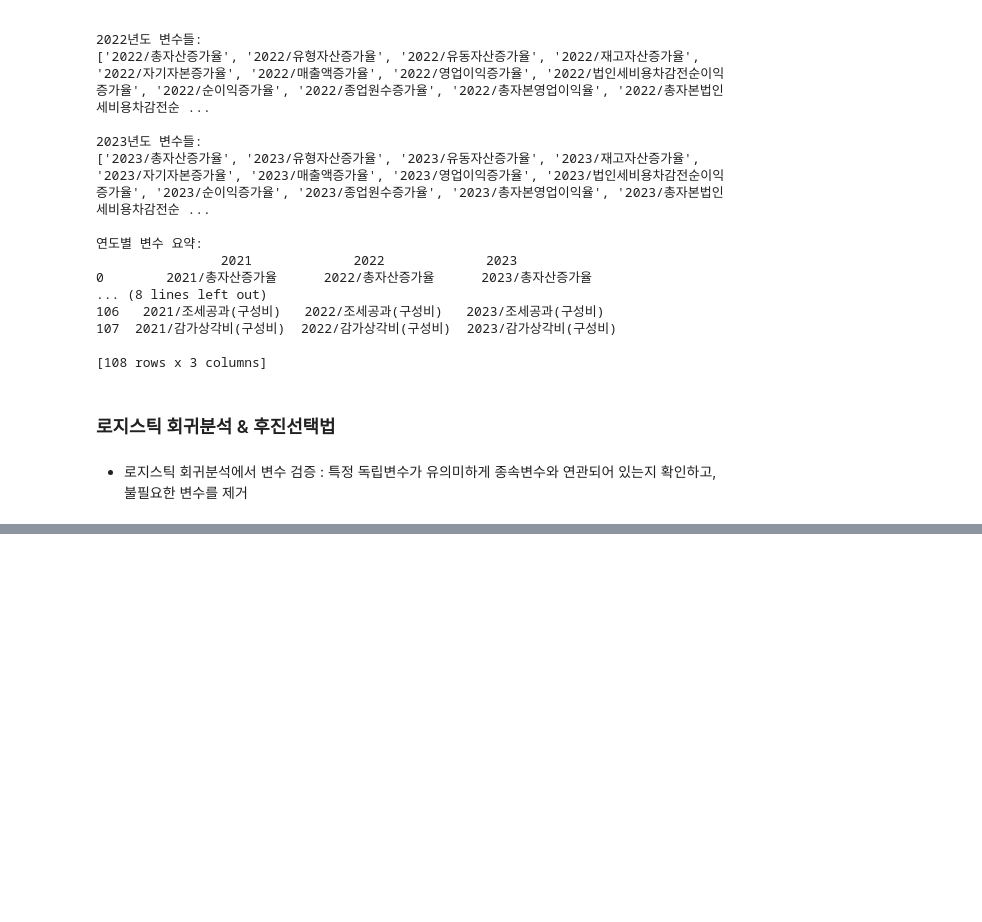
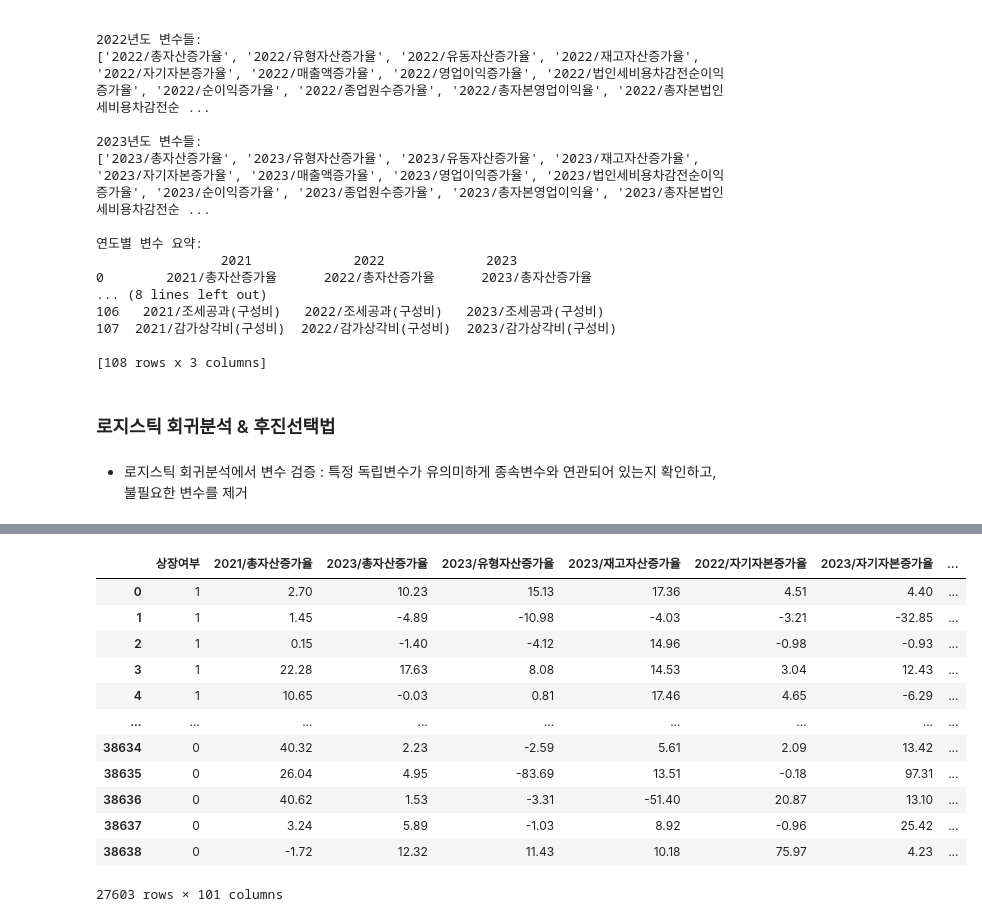
Before and after one commit to BaekJunehong/BIZnFIN, a Jupyter notebook: project/code/lee_eda.ipynb, the cells around one changed output, grey strips where cells are left out. Drawn from its saved outputs; the diff is of its cells as text; code cells hidden in the pictures; blank space fills up the shorter version.

```diff
--- a/project/code/lee_eda.ipynb
+++ b/project/code/lee_eda.ipynb
@@ -493,0 +516,16 @@ print(final_model.summary())
+# %%
+data[selected_features]
+# %% [output]
+|  | 상장여부 | 2021/총자산증가율 | 2023/총자산증가율 | 2023/유형자산증가율 | 2023/재고자산증가율 | 2022/자기자본증가율 | 2023/자기자본증가율 | ... |
+| 0 | 1 | 2.70 | 10.23 | 15.13 | 17.36 | 4.51 | 4.40 | ... |
+| 1 | 1 | 1.45 | -4.89 | -10.98 | -4.03 | -3.21 | -32.85 | ... |
+| 2 | 1 | 0.15 | -1.40 | -4.12 | 14.96 | -0.98 | -0.93 | ... |
+| 3 | 1 | 22.28 | 17.63 | 8.08 | 14.53 | 3.04 | 12.43 | ... |
+| 4 | 1 | 10.65 | -0.03 | 0.81 | 17.46 | 4.65 | -6.29 | ... |
+| ... | ... | ... | ... | ... | ... | ... | ... | ... |
+| 38634 | 0 | 40.32 | 2.23 | -2.59 | 5.61 | 2.09 | 13.42 | ... |
+| 38635 | 0 | 26.04 | 4.95 | -83.69 | 13.51 | -0.18 | 97.31 | ... |
+| 38636 | 0 | 40.62 | 1.53 | -3.31 | -51.40 | 20.87 | 13.10 | ... |
+| 38637 | 0 | 3.24 | 5.89 | -1.03 | 8.92 | -0.96 | 25.42 | ... |
+| 38638 | 0 | -1.72 | 12.32 | 11.43 | 10.18 | 75.97 | 4.23 | ... |
+27603 rows × 101 columns
```
Also changed, not shown: parts of 18 cells of this notebook, 1 other file.
